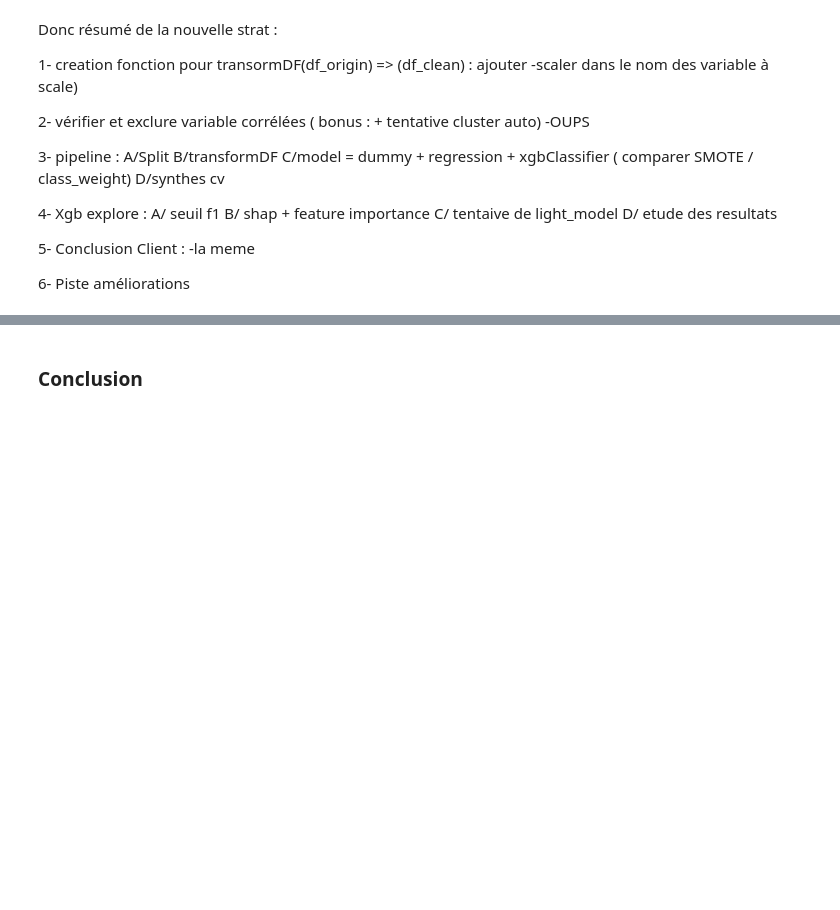
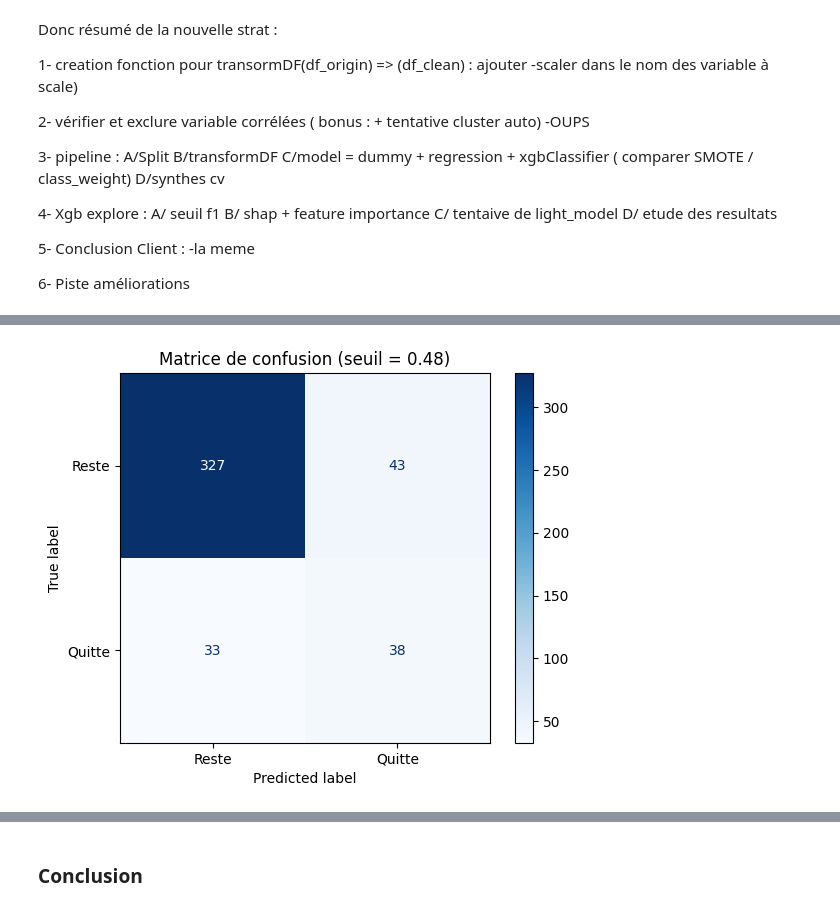
Before and after one commit to Tom-Buzon/OPCLP5, a Jupyter notebook: modelP4/buzon_tom_notebook_VF_062025.ipynb, the cells around one changed output, grey strips where cells are left out. Cells and saved outputs as stored; diff of their text form; code cells hidden in the pictures; blank space fills up the shorter version.

Commit message:
ON A FINALEMENTR REUSSI !!!! quel enfer ! On a du recreer tout le pipeline du modele pour inclure les transformation et rendre tout ça fonctionel

```diff
--- a/modelP4/buzon_tom_notebook_VF_062025.ipynb
+++ b/modelP4/buzon_tom_notebook_VF_062025.ipynb
@@ -721,0 +307,92 @@ weighted avg       0.87      0.85      0.86       441
+# %%
+from sklearn.metrics import precision_recall_curve, classification_report, confusion_matrix, ConfusionMatrixDisplay
+import matplotlib.pyplot as plt
+import seaborn as sns
+import numpy as np
+import pandas as pd
+
+# ------------------------------
+# 1. Prédiction de probabilité sur le X_test
+y_proba_quit = final_pipeline.predict_proba(X_test)[:, 0]  # Classe 0 = "quitte"
+y_true_quit = (y_test == 0).astype(int)  # Classe "quitte" = 1
+
+# ------------------------------
+# 2. Courbe de précision/rappel
+precision, recall, thresholds = precision_recall_curve(y_true_quit, y_proba_quit)
+f1_scores = 2 * (precision[:-1] * recall[:-1]) / (precision[:-1] + recall[:-1])
+
+# ------------------------------
+# 3. Seuil optimal selon F1
+best_threshold = thresholds[np.argmax(f1_scores)]
+print(f"🔍 Seuil F1 optimal sur test : {best_threshold:.3f}")
+
+# ------------------------------
+# 4. Seuil personnalisé
+seuil_custom = 0.485
+y_pred_custom = (y_proba_quit >= seuil_custom).astype(int)
+
+# ------------------------------
+# 5. Rapport final
+print(f"\n=== Rapport pour seuil custom = {seuil_custom} (CLASSE 0 = quitte) ===")
+print(classification_report(y_true_quit, y_pred_custom, target_names=['Reste', 'Quitte']))
+
+cm = confusion_matrix(y_true_quit, y_pred_custom)
+disp = ConfusionMatrixDisplay(confusion_matrix=cm, display_labels=['Reste', 'Quitte'])
+disp.plot(cmap="Blues")
+plt.title(f"Matrice de confusion (seuil = {seuil_custom:.2f})")
+plt.show()
+
+# ------------------------------
+# 6. KDE : distribution des prédictions
+df_plot = pd.DataFrame({
+    'proba_quit': y_proba_quit,
+    'true_quit': y_true_quit,
+    'y_pred': y_pred_custom
+})
+
+def get_prediction_type(row):
+    if row["true_quit"] == 1 and row["y_pred"] == 1:
+        return "true_positive"
+    elif row["true_quit"] == 1 and row["y_pred"] == 0:
+        return "false_negative"
+    elif row["true_quit"] == 0 and row["y_pred"] == 1:
+        return "false_positive"
+    else:
+        return "true_negative"
+
+df_plot["prediction_type"] = df_plot.apply(get_prediction_type, axis=1)
+
+# KDE plot
+plt.figure(figsize=(12,6))
+sns.kdeplot(
+    data=df_plot,
+    x="proba_quit",
+    hue="prediction_type",
+    fill=True,
+    common_norm=False,
+    palette={
+        "true_positive": "green",
+        "false_positive": "red",
+        "false_negative": "orange",
+        "true_negative": "blue"
+    }
+)
+plt.axvline(seuil_custom, color='red', linestyle='--', label=f'Seuil = {seuil_custom:.2f}')
+plt.xlabel('Proba prédite de quitter')
+plt.title('Distribution P(quitte) – par type de prédiction')
+plt.legend()
+plt.grid(True)
+plt.show()
+
+# ------------------------------
+# 7. Courbe F1 en fonction du seuil
+plt.figure(figsize=(10,6))
+plt.plot(thresholds, f1_scores, label="F1-Score (quitte)")
+plt.axvline(x=best_threshold, color='r', linestyle='--', label=f"Best Threshold = {best_threshold:.3f}")
+plt.xlabel("Seuil de probabilité pour CLASSE 0 (quitte)")
+plt.ylabel("F1-Score")
+plt.title("Courbe F1-Score pour CLASSE 0 (quitte)")
+plt.legend()
+plt.grid(True)
+plt.show()
+# %% [output]
@@ -721,0 +410 @@ weighted avg       0.87      0.85      0.86       441
+[figure, added]
```
Also changed, not shown: parts of 19 cells of this notebook, 4 other files.
